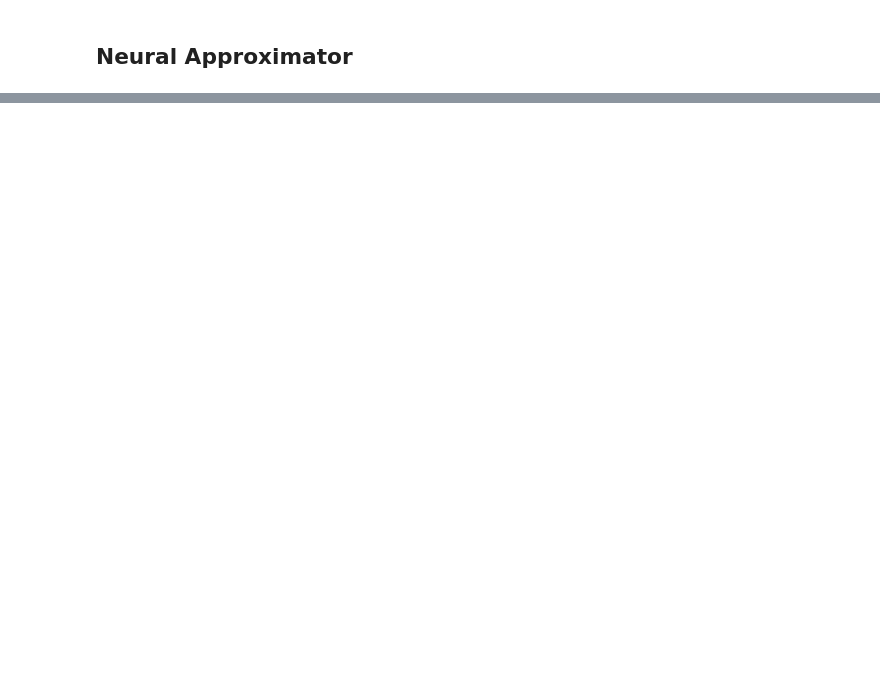
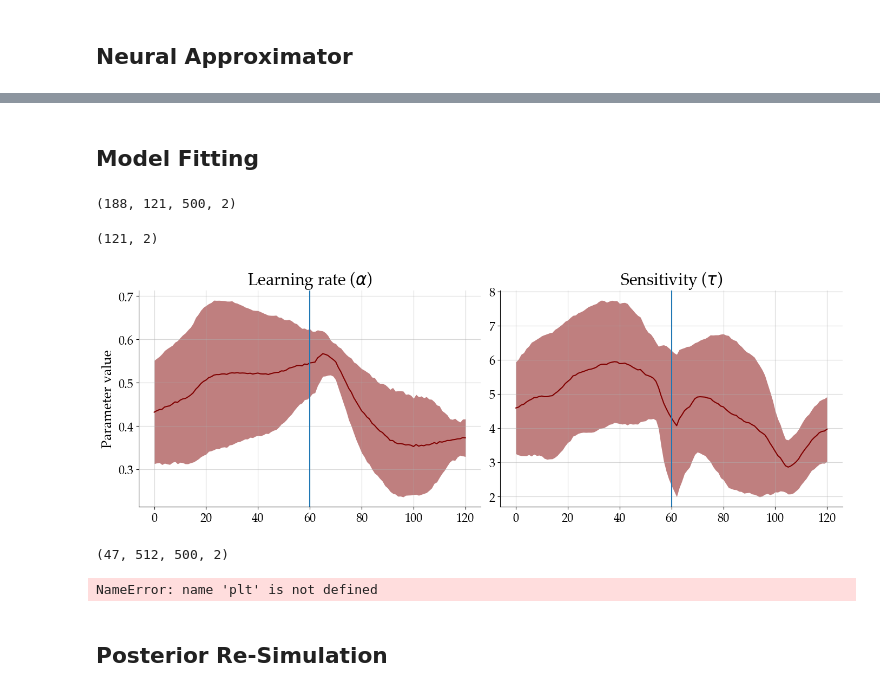
Before and after one commit to LuSchumacher/non-stationary-reinforcement-learning, a Jupyter notebook: reversal_learning/notebooks/model_dev.ipynb, the cells around one changed output, grey strips where cells are left out. Drawn from its saved outputs; the diff is of its cells as text; code cells hidden in the pictures; blank space fills up the shorter version.

```diff
--- a/reversal_learning/notebooks/model_dev.ipynb
+++ b/reversal_learning/notebooks/model_dev.ipynb
@@ -177,0 +323,6 @@ loss_plot = beef.diagnostics.plot_losses(history)
+# %% [markdown]
+## Model Fitting
+# %%
+data = pd.read_csv("../data/data_prepared.csv")
+SUBJECTS = data.id.unique()
+NUM_SUBJECTS = len(SUBJECTS)
@@ -177,0 +337,56 @@ loss_plot = beef.diagnostics.plot_losses(history)
+# %%
+posterior_samples_reshaped = np.full((NUM_SUBJECTS, 4, 121, NUM_SAMPLES, 2), np.nan)
+for i, sub in enumerate(SUBJECTS):
+    trial_n_reversal = data.loc[data.id == sub]['trial_n_reversal']
+    mask = (trial_n_reversal >= -60) & (trial_n_reversal <= 60)
+    posterior_samples_reshaped[i] = posterior_samples[0, mask, :].reshape((4, 121, 500, 2))
+
+posterior_samples_reshaped = posterior_samples_reshaped.reshape((NUM_SUBJECTS*4, 121, NUM_SAMPLES, 2))
+posterior_samples_reshaped.shape
+# %% [output]
+(188, 121, 500, 2)
+# %%
+post_means = np.nanmean(posterior_samples_reshaped, axis=2)
+post_stds = np.nanstd(posterior_samples_reshaped, axis=2)
+mean_post_means = np.nanmean(post_means, axis=0)
+std_post_means = np.nanstd(post_means, axis=0)
+mean_post_means.shape
+# %% [output]
+(121, 2)
+# %%
+time = np.arange(mean_post_means.shape[0])
+fig, axarr = plt.subplots(1, 2, figsize=(14, 5))
+for i, ax in enumerate(axarr.flat):
+    ax.grid(alpha=0.5)
+    ax.plot(
+        time,
+        mean_post_means[:, i],
+        color='maroon', label="Posterior"
+    )
+    ax.fill_between(
+        time,
+        mean_post_means[:, i] - std_post_means[:, i],
+        mean_post_means[:, i] + std_post_means[:, i],
+        color='maroon', alpha=0.5, linewidth=0.0
+    )
+    ax.axvline(x=60)
+    ax.set_title(f'{THETA_NAMES[i]} ({THETA_LABELS[i]})', fontsize=FONT_SIZE_1)
+    ax.tick_params(axis='both', which='major', labelsize=FONT_SIZE_3)
+    if i == 0:
+        ax.set_ylabel("Parameter value", fontsize=FONT_SIZE_2)
+    if i > 1:
+        ax.set_xlabel("Trial", fontsize=FONT_SIZE_2)
+sns.despine()
+fig.tight_layout()
+# %% [output]
+[figure, added]
+# %%
+posterior_samples.shape
+# %% [output]
+(47, 512, 500, 2)
+# %%
+plt.plot(posterior_samples[2, 0:120, :, 0].mean(axis=1))
+# %% [output]
+NameError: name 'plt' is not defined
+# %% [markdown]
+## Posterior Re-Simulation
```
Also changed, not shown: parts of 40 cells of this notebook, 13 other files.
